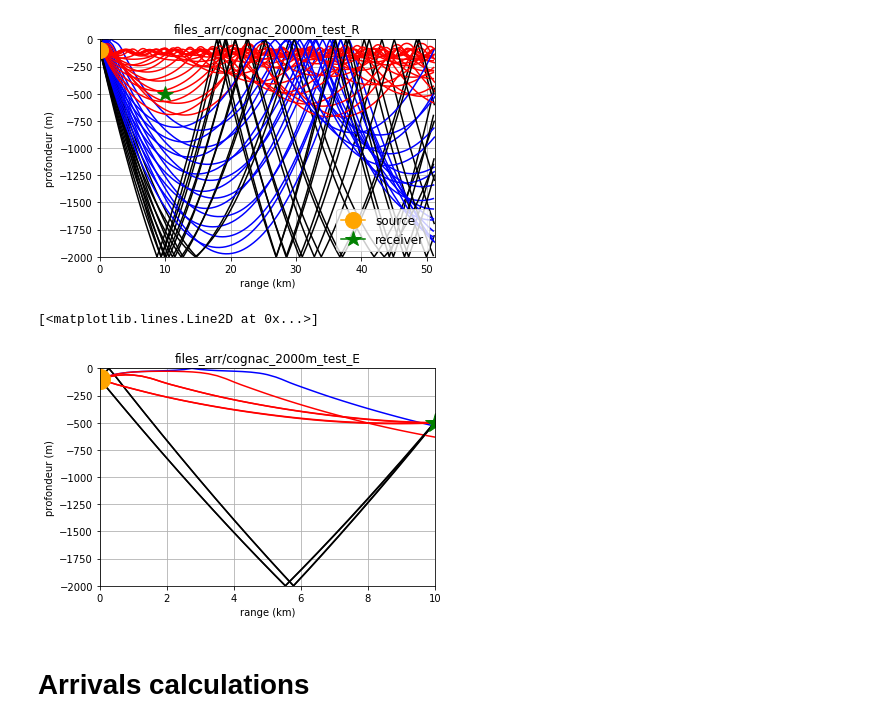
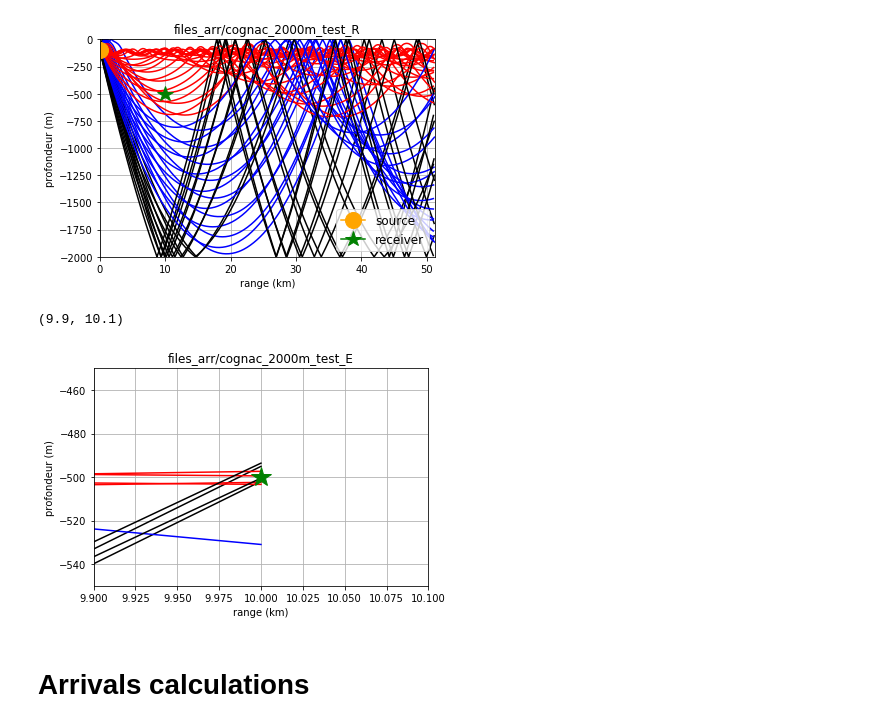
Before and after one commit to ponchama/Cognac_Acoustique, a Jupyter notebook: Bellhop/Arrival_times.ipynb, the cells around one changed output. Drawn from its saved outputs; the diff is of its cells as text; code cells hidden in the pictures.

```diff
--- a/Bellhop/Arrival_times.ipynb
+++ b/Bellhop/Arrival_times.ipynb
@@ -83,12 +83,14 @@ plt.legend(loc = 4, fontsize = 12)
 # %%
 # eigenray plot
 s.plotray('files_arr/cognac_2000m_test_E.ray')
 
 plt.plot (0., -s.params['zs'], color='orange', marker='o', markersize=20, label = 'source')
 plt.plot (s.params['rmin'], -s.params['zmin'], color='green', marker='*', markersize=20, label = 'receiver')
+plt.ylim (ymin=-550,ymax=-450)
+plt.xlim (xmin=9.9,xmax=10.1)
 # %% [output]
-[<matplotlib.lines.Line2D at 0x...>]
+(9.9, 10.1)
-[figure, old version]
+[figure, new version]
 # %% [markdown]
 # Arrivals calculations
 # %%
```
Also changed, not shown: parts of 1 cell of this notebook.
